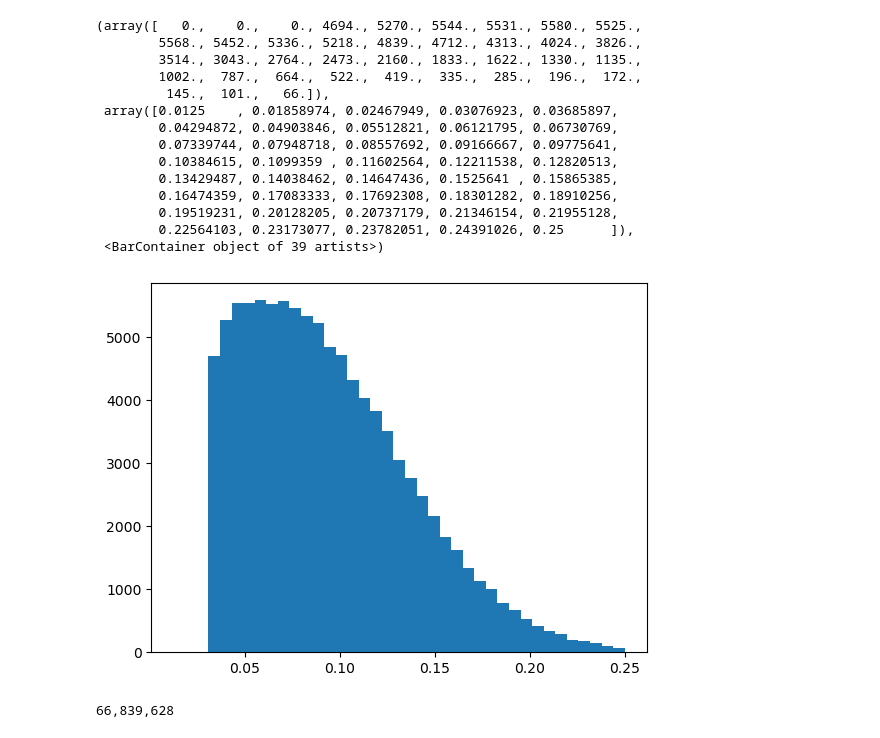
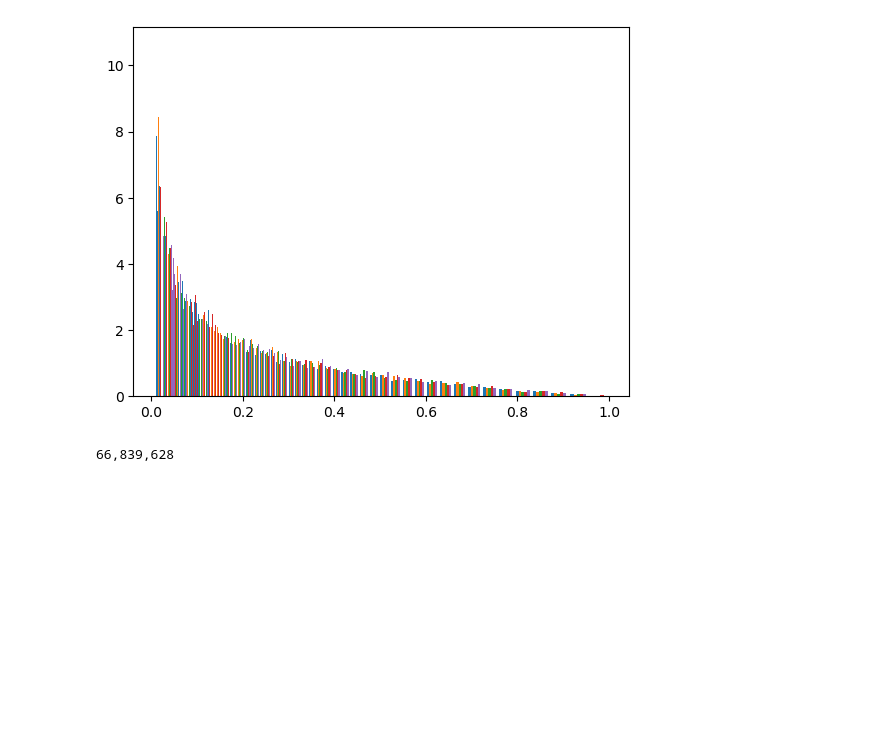
Before and after one commit to jthuemmel/thesis, a Jupyter notebook: modeldev.ipynb, the cells around one changed output. Cells and saved outputs as stored; diff of their text form; code cells hidden in the pictures; blank space fills up the shorter version.

```diff
--- a/modeldev.ipynb
+++ b/modeldev.ipynb
@@ -25,5 +17,0 @@ import time
-# %%
-# Set backend preference if possible:
-torch.backends.cuda.enable_flash_sdp(True)
-
-device = "cuda" if torch.cuda.is_available() else "cpu"
@@ -44,19 +18,31 @@ torch.Size([100, 4])
-# %%
-plt.hist(rate, bins = np.linspace(0.0125, 0.25, 40))
-#plt.yscale('log')
-# %% [output]
-(array([   0.,    0.,    0., 4694., 5270., 5544., 5531., 5580., 5525.,
-        5568., 5452., 5336., 5218., 4839., 4712., 4313., 4024., 3826.,
-        3514., 3043., 2764., 2473., 2160., 1833., 1622., 1330., 1135.,
-        1002.,  787.,  664.,  522.,  419.,  335.,  285.,  196.,  172.,
-         145.,  101.,   66.]),
- array([0.0125    , 0.01858974, 0.02467949, 0.03076923, 0.03685897,
-        0.04294872, 0.04903846, 0.05512821, 0.06121795, 0.06730769,
-        0.07339744, 0.07948718, 0.08557692, 0.09166667, 0.09775641,
-        0.10384615, 0.1099359 , 0.11602564, 0.12211538, 0.12820513,
-        0.13429487, 0.14038462, 0.14647436, 0.1525641 , 0.15865385,
-        0.16474359, 0.17083333, 0.17692308, 0.18301282, 0.18910256,
-        0.19519231, 0.20128205, 0.20737179, 0.21346154, 0.21955128,
-        0.22564103, 0.23173077, 0.23782051, 0.24391026, 0.25      ]),
- <BarContainer object of 39 artists>)
-[figure, removed]
+# %%
+def construct_alpha(weights: list, sharpness: float = 10.0) -> torch.Tensor:
+    weights = torch.tensor(weights)
+    probs = weights / weights.sum()  # normalize to probability simplex
+    alpha = probs * sharpness
+    return alpha
+# %%
+def sample_dirichlet(shape:Tuple[int, ...],
+                     alpha: float | torch.Tensor,
+                     device: Optional[torch.device] = None,
+                     generator: Optional[torch.Generator] = None
+                     ) -> torch.Tensor:
+    concentration = alpha * torch.ones(shape, device=device)
+    return torch._sample_dirichlet(concentration, generator=generator)
+
+def sample_truncated_normal(shape: Tuple[int, ...] = (1,),
+                             mean: float = 0.0,
+                             std: float = 1.0,
+                             a: float = -2.0,
+                             b: float = 2.0,
+                            device: Optional[torch.device] = None,
+                            generator: Optional[torch.Generator] = None
+                            ) -> torch.Tensor:
+    return torch.nn.init.trunc_normal_(torch.empty(shape, device=device), mean=mean, std=std, a=a, b=b, generator=generator)
+
+def sample_multinomial(weight: torch.Tensor,
+                       num_samples: int = 1,
+                       replacement: bool = False,
+                        generator: Optional[torch.Generator] = None
+                       ) -> torch.Tensor:
+    return torch.multinomial(weight, num_samples=num_samples, replacement=replacement, generator=generator)
@@ -63,3 +69,9 @@ plt.hist(rate, bins = np.linspace(0.0125, 0.25, 40))
+# %%
+W = sample_dirichlet((10000, 5), construct_alpha([1.,], sharpness=0.5))
+# %%
+a = plt.hist(W, bins = 10**np.linspace(-2, 0, 100), density=True)
+# %% [output]
+[figure, added]
 # %%
 def predict_ambient_src(self, src, tgt, latents, ctx):
     # O(2*z*(src+tgt) + z**2)
```
Also changed, not shown: parts of 8 cells of this notebook.
